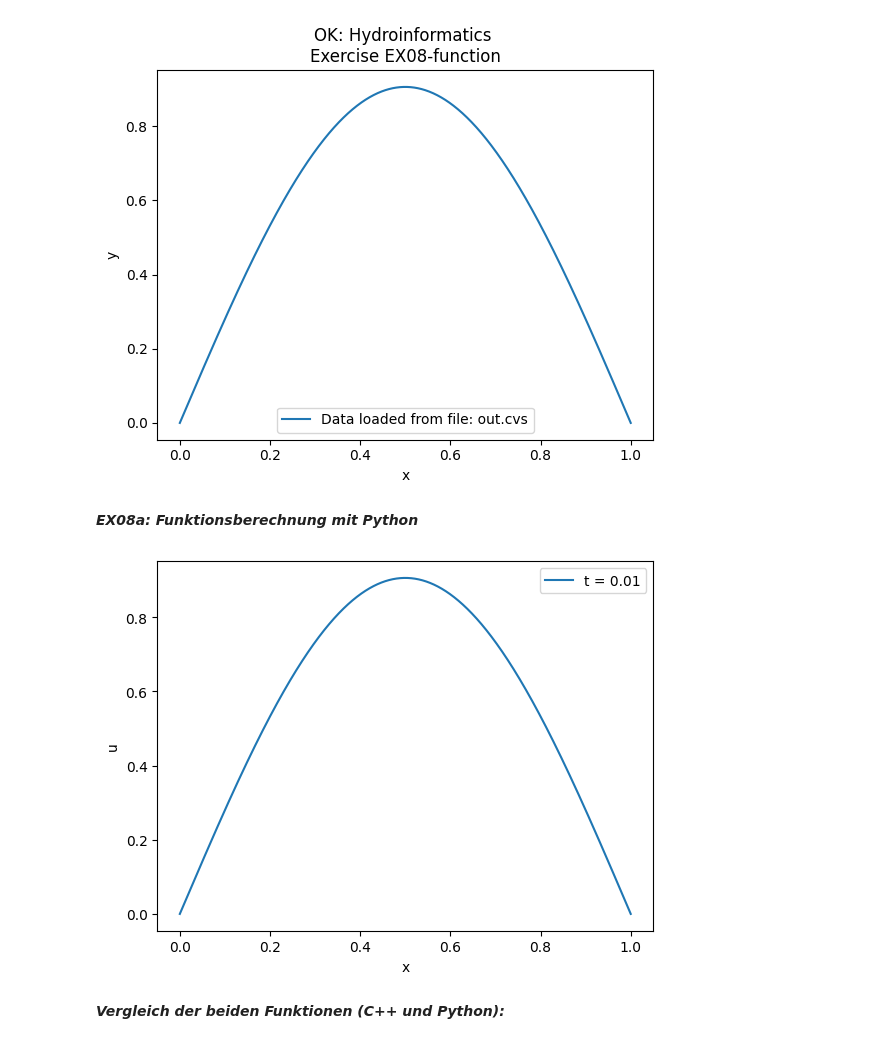
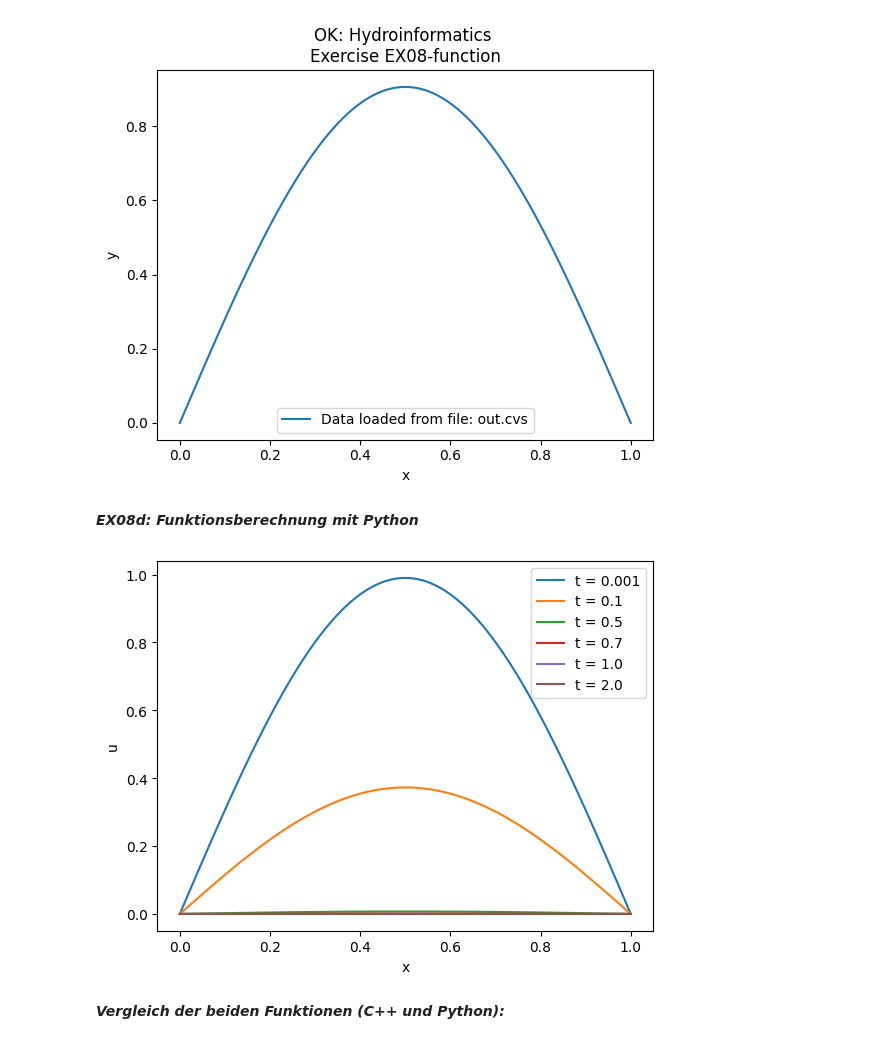
Before and after one commit to OlafKolditz/Hydroinformatik-2026, a Jupyter notebook: EX09-jupyter-notebook.ipynb, the cells around one changed output. Drawn from its saved outputs; the diff is of its cells as text; code cells hidden in the pictures.

Commit message:
Änderungen/Korrekturen der Python Übungen

```diff
--- a/EX09-jupyter-notebook.ipynb
+++ b/EX09-jupyter-notebook.ipynb
@@ -48,33 +49,33 @@ y1 = np.array(y1)
 # %% [output]
 [figure]
 # %% [markdown]
-***EX08a: Funktionsberechnung mit Python***
+***EX08d: Funktionsberechnung mit Python***
 # %%
 import math
 import matplotlib.pylab as plt
 
 PI = 3.14159265358979323846
-numPoints = 10000
+numPoints = 100
 alpha = 1.0
-#t = [0.001, 0.1, 0.5, 0.7, 1.0, 2.0]
-t = [0.01]
+t = [0.001, 0.1, 0.5, 0.7, 1.0, 2.0]
+#t = [0.01]
 
 # Precompute x coordinates (same for all curves)
 x2 = [float(i) / numPoints for i in range(numPoints + 1)]
 
 for n in t:
     #y2 = [math.sin(PI * xi) * math.exp(-alpha * n * n) for xi in x2]
     y2 = [math.sin(PI * xi) * math.exp(-alpha * PI * PI * n) for xi in x2]
     plt.plot(x2, y2, label=f't = {n}')   # Add label
 
 plt.xlabel('x')
 plt.ylabel('u')
 plt.legend()            # Show the labels
 plt.axis('tight')
 plt.savefig("ex08c-function.png")
 plt.show()
 # %% [output]
-[figure, old version]
+[figure, new version]
 # %% [markdown]
 ***Vergleich der beiden Funktionen (C++ und Python):***
 # %%
```
Also changed, not shown: parts of 2 cells of this notebook, 4 other files.
